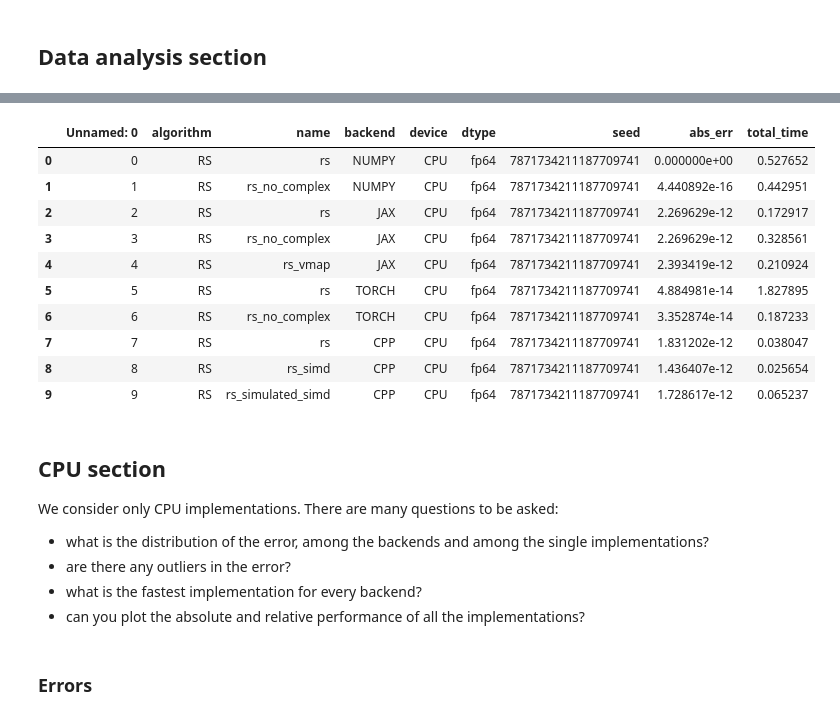
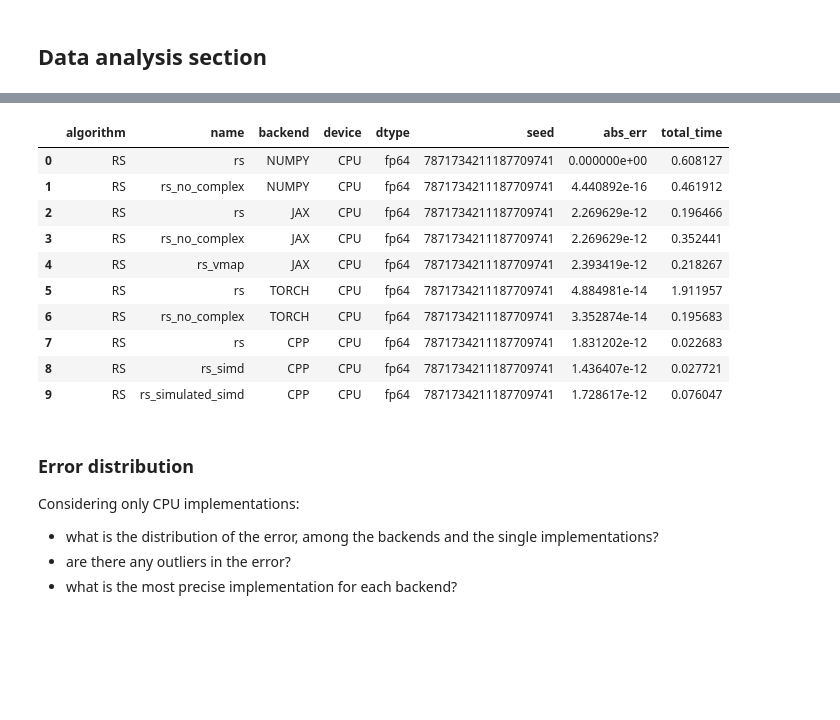
Before and after one commit to FattiMei/slm-porting, a Jupyter notebook: analysis/verification.ipynb, the cells around one changed output, grey strips where cells are left out. Cells and saved outputs as stored; diff of their text form; code cells hidden in the pictures; blank space fills up the shorter version.

```diff
--- a/analysis/verification.ipynb
+++ b/analysis/verification.ipynb
@@ -139,11 +139,11 @@ def run_test_batch(
             total_time = times.transfer_time + times.compute_time
 
             acc.append((
-                str(algorithm),
+                algorithm,
                 impl.name,
                 impl.backend,
-                str(Device.CPU),
-                str(DType.fp64),
+                Device.CPU,
+                DType.fp64,
                 key_to_int(key),
                 error,
                 total_time
@@ -160,6 +160,6 @@ try:
 except FileNotFoundError:
     df = run_test_batch(
         seed = 42,
-        nruns = 5,
+        nruns = 100,
     )
     df.to_csv(input_filename)
@@ -182,21 +186,21 @@ df.head(n=10)
 # %%
 # preprocessing function, temporary
-def remove_prefix(s: str):
-    return s.split('.')[-1]
+def remove_prefix(a):
+    return str(a).split('.')[-1]
 
 for column_name in ['algorithm', 'backend', 'device', 'dtype']:
     df[column_name] = df[column_name].apply(remove_prefix)
 
 df.head(n=10)
 # %% [output]
-|  | Unnamed: 0 | algorithm | name | backend | device | dtype | seed | abs_err | total_time |
-| 0 | 0 | RS | rs | NUMPY | CPU | fp64 | 7871734211187709741 | 0.000000e+00 | 0.527652 |
-| 1 | 1 | RS | rs_no_complex | NUMPY | CPU | fp64 | 7871734211187709741 | 4.440892e-16 | 0.442951 |
-| 2 | 2 | RS | rs | JAX | CPU | fp64 | 7871734211187709741 | 2.269629e-12 | 0.172917 |
-| 3 | 3 | RS | rs_no_complex | JAX | CPU | fp64 | 7871734211187709741 | 2.269629e-12 | 0.328561 |
-| 4 | 4 | RS | rs_vmap | JAX | CPU | fp64 | 7871734211187709741 | 2.393419e-12 | 0.210924 |
-| 5 | 5 | RS | rs | TORCH | CPU | fp64 | 7871734211187709741 | 4.884981e-14 | 1.827895 |
-| 6 | 6 | RS | rs_no_complex | TORCH | CPU | fp64 | 7871734211187709741 | 3.352874e-14 | 0.187233 |
-| 7 | 7 | RS | rs | CPP | CPU | fp64 | 7871734211187709741 | 1.831202e-12 | 0.038047 |
-| 8 | 8 | RS | rs_simd | CPP | CPU | fp64 | 7871734211187709741 | 1.436407e-12 | 0.025654 |
-| 9 | 9 | RS | rs_simulated_simd | CPP | CPU | fp64 | 7871734211187709741 | 1.728617e-12 | 0.065237 |
+|  | algorithm | name | backend | device | dtype | seed | abs_err | total_time |
+| 0 | RS | rs | NUMPY | CPU | fp64 | 7871734211187709741 | 0.000000e+00 | 0.608127 |
+| 1 | RS | rs_no_complex | NUMPY | CPU | fp64 | 7871734211187709741 | 4.440892e-16 | 0.461912 |
+| 2 | RS | rs | JAX | CPU | fp64 | 7871734211187709741 | 2.269629e-12 | 0.196466 |
+| 3 | RS | rs_no_complex | JAX | CPU | fp64 | 7871734211187709741 | 2.269629e-12 | 0.352441 |
+| 4 | RS | rs_vmap | JAX | CPU | fp64 | 7871734211187709741 | 2.393419e-12 | 0.218267 |
+| 5 | RS | rs | TORCH | CPU | fp64 | 7871734211187709741 | 4.884981e-14 | 1.911957 |
+| 6 | RS | rs_no_complex | TORCH | CPU | fp64 | 7871734211187709741 | 3.352874e-14 | 0.195683 |
+| 7 | RS | rs | CPP | CPU | fp64 | 7871734211187709741 | 1.831202e-12 | 0.022683 |
+| 8 | RS | rs_simd | CPP | CPU | fp64 | 7871734211187709741 | 1.436407e-12 | 0.027721 |
+| 9 | RS | rs_simulated_simd | CPP | CPU | fp64 | 7871734211187709741 | 1.728617e-12 | 0.076047 |
@@ -203,9 +214,6 @@ df.head(n=10)
 # %% [markdown]
-## CPU section
-We consider only CPU implementations. There are many questions to be asked:
-  * what is the distribution of the error, among the backends and among the single implementations?
+### Error distribution
+Considering only CPU implementations:
+  * what is the distribution of the error, among the backends and the single implementations?
   * are there any outliers in the error?
-  * what is the fastest implementation for every backend?
-  * can you plot the absolute and relative performance of all the implementations?
+  * what is the most precise implementation for each backend?
-# %% [markdown]
-### Errors
```
Also changed, not shown: parts of 29 cells of this notebook, 1 other file.
